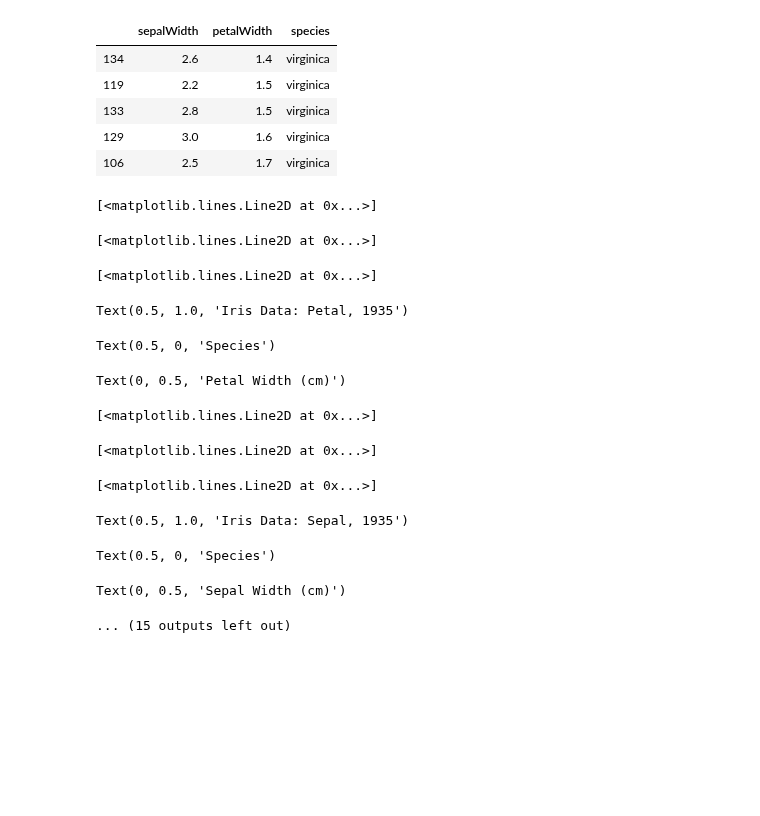
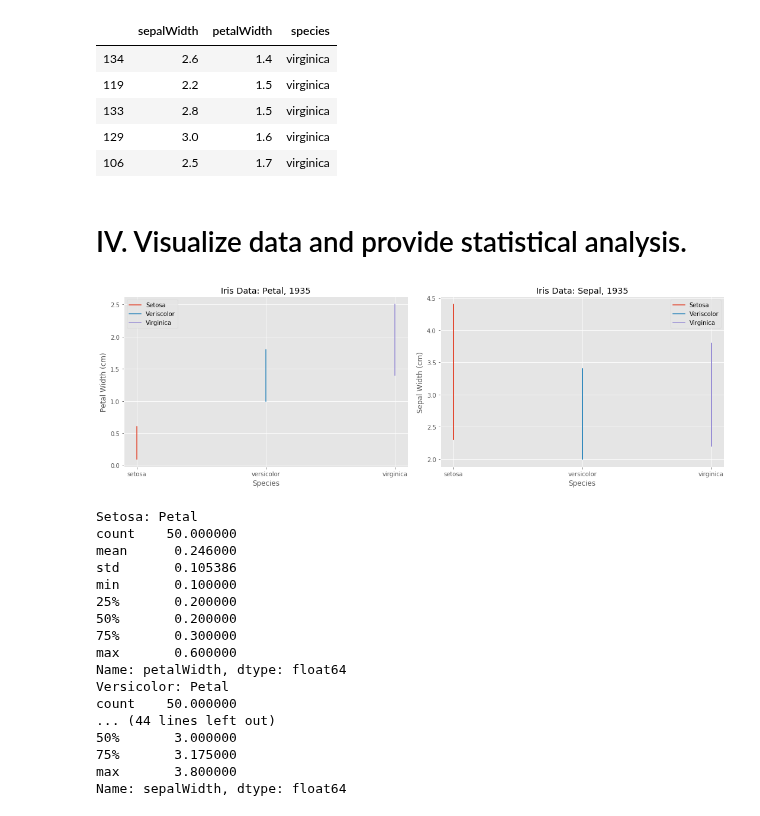
Before and after one commit to jervin82/JupyterAnalysis, a Jupyter notebook: Iris Analysis.ipynb, the cells around one changed output. Saved outputs shown, nothing was run; the diff lists cells and outputs as text; code cells hidden in the pictures; blank space fills up the shorter version.

Commit message:
Iris Analysis

```diff
--- a/Iris Analysis.ipynb
+++ b/Iris Analysis.ipynb
@@ -68,9 +90,10 @@ dfVirginica.head()
 | 133 | 2.8 | 1.5 | virginica |
 | 129 | 3.0 | 1.6 | virginica |
 | 106 | 2.5 | 1.7 | virginica |
+# %% [markdown]
+# IV. Visualize data and provide statistical analysis.
 # %%
 #TODO: Convert plot to Box and Whisker.
-#      Create function for describe section.
 
 xSetosa = dfSetosa.loc[:,'species']
 xVeriscolor = dfVersicolor.loc[:,'species']
@@ -84,58 +107,63 @@ SetosaS = dfSetosa.loc[:,'sepalWidth']
 VeriscolorS = dfVersicolor.loc[:,'sepalWidth']
 VirginicaS = dfVirginica.loc[:,'sepalWidth']
 
-fig, (ax1,ax2) = plt.subplots(1,2)
+fig, (ax1,ax2) = plt.subplots(1,2, figsize=(15,5))
 
 ax1.plot(xSetosa,SetosaP,label = 'Setosa')
 ax1.plot(xVeriscolor,VeriscolorP,label = 'Veriscolor')
 ax1.plot(xVirginica,VirginicaP,label = 'Virginica')
 
 ax1.set_title('Iris Data: Petal, 1935')
 ax1.set_xlabel('Species')
 ax1.set_ylabel('Petal Width (cm)')
 
 ax2.plot(xSetosa,SetosaS,label = 'Setosa')
 ax2.plot(xVeriscolor,VeriscolorS,label = 'Veriscolor')
 ax2.plot(xVirginica,VirginicaS,label = 'Virginica')
 
 ax2.set_title('Iris Data: Sepal, 1935')
 ax2.set_xlabel('Species')
 ax2.set_ylabel('Sepal Width (cm)')
 
 ax1.legend()
 ax2.legend()
 
 plt.tight_layout()
 plt.show()
 
-display('Setosa: Petal')
-SetosaP.describe()
+spStat = 'Setosa: Petal\n' + str(SetosaP.describe())
+print(spStat)
 
-display('Versicolor: Petal')
-VeriscolorP.describe()
+vepStat = 'Versicolor: Petal\n' + str(VeriscolorP.describe())
+print(vepStat)
 
-display('Virginica: Petal')
-VirginicaP.describe()
+vipStat = 'Virginica: Petal\n' + str(VirginicaP.describe())
+print(vipStat)
 
-display('Setosa: Sepal')
-SetosaS.describe()
+ssStat = 'Setosa: Sepal\n' + str(SetosaS.describe())
+print(ssStat)
 
-display('Versicolor: Sepal')
-VeriscolorS.describe()
+vesStat = 'Versicolor: Sepal\n' + str(VeriscolorS.describe())
+print(vesStat)
 
-display('Virginica: Sepal')
-VirginicaS.describe()
+vipStat = 'Virginica: Sepal\n' + str(VirginicaS.describe())
+print(vipStat); #Adding a semicolon at the end of the line cleans up the output
 # %% [output]
+[figure, added]
-[<matplotlib.lines.Line2D at 0x...>]
+Setosa: Petal
+count    50.000000
+mean      0.246000
+std       0.105386
+min       0.100000
+25%       0.200000
+50%       0.200000
+75%       0.300000
+max       0.600000
+Name: petalWidth, dtype: float64
+Versicolor: Petal
+count    50.000000
+... (44 lines left out)
+50%       3.000000
+75%       3.175000
+max       3.800000
+Name: sepalWidth, dtype: float64
-[<matplotlib.lines.Line2D at 0x...>]
-[<matplotlib.lines.Line2D at 0x...>]
-Text(0.5, 1.0, 'Iris Data: Petal, 1935')
-Text(0.5, 0, 'Species')
-Text(0, 0.5, 'Petal Width (cm)')
-[<matplotlib.lines.Line2D at 0x...>]
-[<matplotlib.lines.Line2D at 0x...>]
-[<matplotlib.lines.Line2D at 0x...>]
-Text(0.5, 1.0, 'Iris Data: Sepal, 1935')
-Text(0.5, 0, 'Species')
-Text(0, 0.5, 'Sepal Width (cm)')
-... (15 outputs left out)
```
Also changed, not shown: parts of 9 cells of this notebook.
